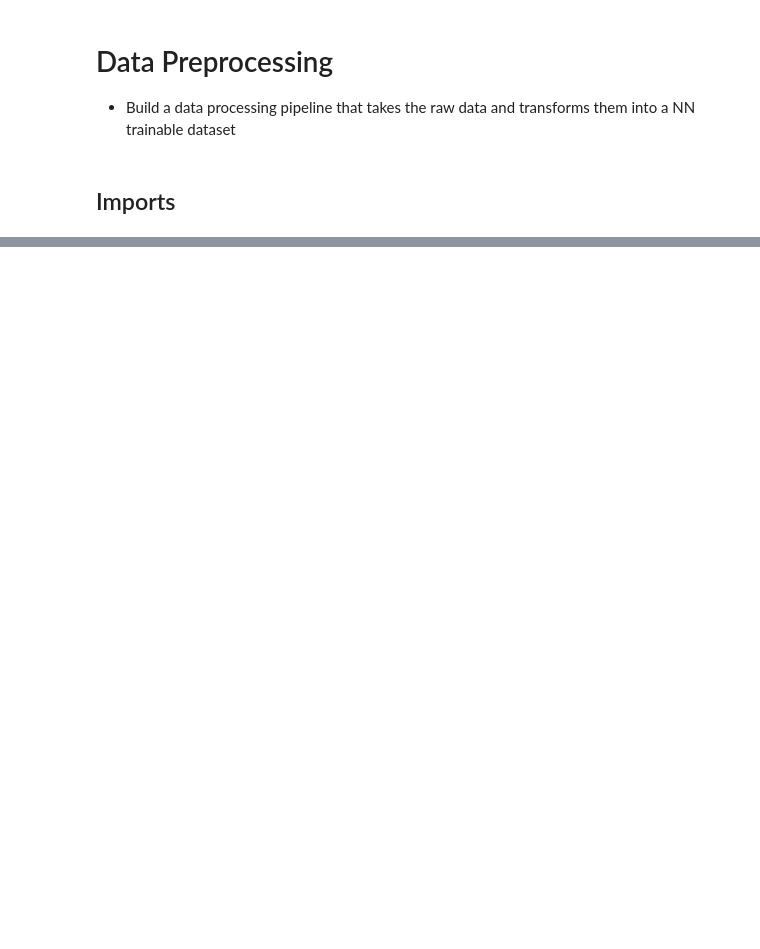
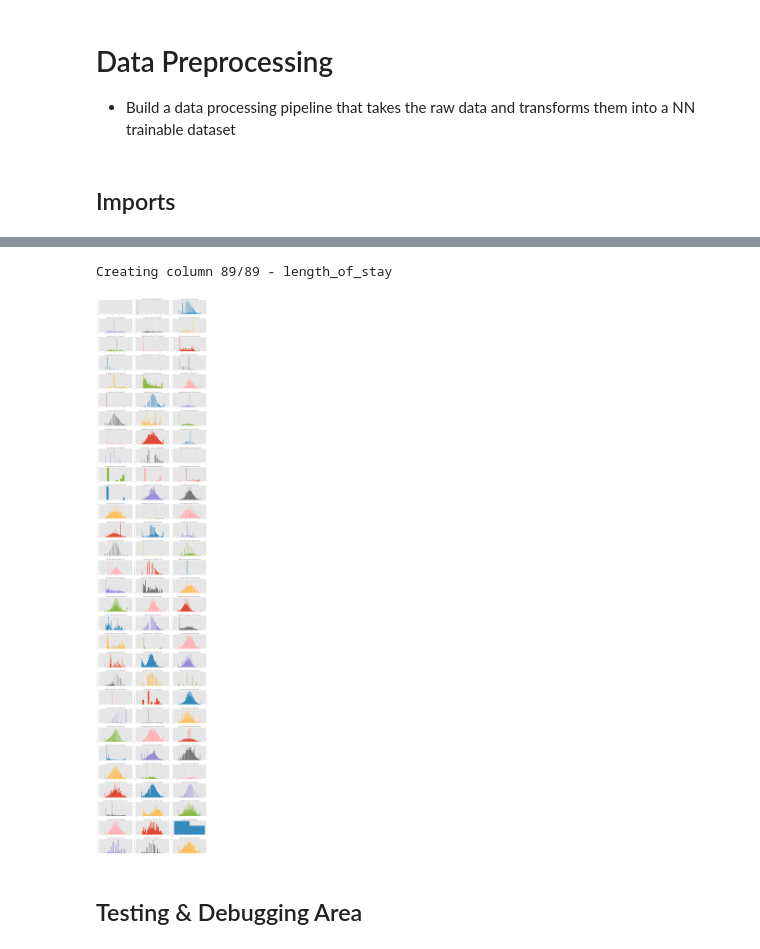
Before and after one commit to yjaenike/master-thesis, a Jupyter notebook: data_preprocessing.ipynb, the cells around one changed output, grey strips where cells are left out. Drawn from its saved outputs; the diff is of its cells as text; code cells hidden in the pictures; blank space fills up the shorter version.

```diff
--- a/data_preprocessing.ipynb
+++ b/data_preprocessing.ipynb
@@ -17,0 +24,5 @@ import matplotlib.pyplot as plt
+# %%
+# Load the datasets
+path = "../master-thesis/data/uke_clean.parquet"
+uke_df = pd.read_parquet(path)
+uke_df.head()
@@ -63,0 +297,6 @@ class FeatureScaling():
+# %%
+fill_type = 'median'           # OPTIONS: 'nan', 'median', 'locf', 'nocb', 'ema', 'ema_fast'
+clip_quantile_value = 0.99   # OPTIONS: range(0.0 , 1.0)
+
+pre_pipeline = PreprocessingPipeline(fill_type, clip_quantile_value)
+dfft = pre_pipeline.fit_transform(uke_df)
@@ -63,0 +311,40 @@ class FeatureScaling():
+# %%
+# Set the default color cycle
+mpl.style.use("seaborn-notebook")
+fig, axs = plt.subplots(30, 3)
+fig.set_figheight(100)
+fig.set_figwidth(20)
+
+colors = plt.rcParams["axes.prop_cycle"]()
+
+
+for i, ax in enumerate(fig.axes):
+
+        if i < len(dfft.columns) and dfft.columns[i] != "pat_id":
+
+            # get column name
+            column_name = dfft.columns[i]
+            print("Creating column {}/{} - {:<50}".format(i, len(dfft.columns)-1, column_name), end="\r")
+
+            # Extract data
+            series = dfft[column_name].dropna()
+
+            #Calculating Skew and Kurtosis
+            kurtosis = round((stats.kurtosis(series)), ndigits=3)
+            skew = round((stats.skew(series)), ndigits=3)
+
+
+            # Create subplot
+            color = next(colors)["color"]
+            bins = len(series.value_counts()) if len(series.value_counts()) <= 100 else 100
+            ax.hist(series, density=True, bins=bins, color=color, range=(series.min()-1, series.max()+1))
+            ax.set_title(column_name+" (kurtosis:{}) (skew:{})".format(kurtosis,skew))
+            ax.ticklabel_format(axis="y", useOffset=False)
+
+fig.tight_layout()
+fig.show()
+# %% [output]
+Creating column 89/89 - length_of_stay
+[figure, added]
+# %% [markdown]
+## Testing & Debugging Area
```
Also changed, not shown: parts of 14 cells of this notebook, 4 other files.
